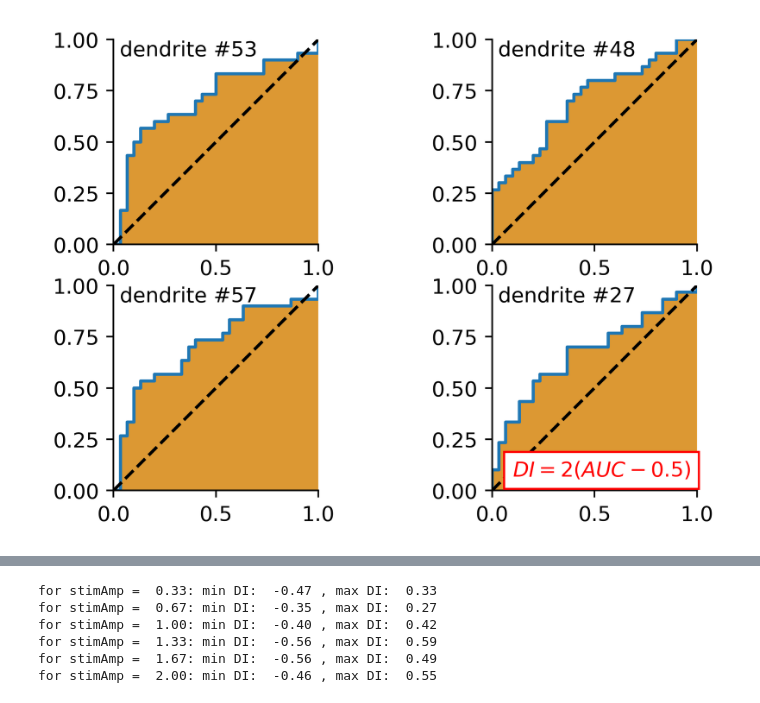
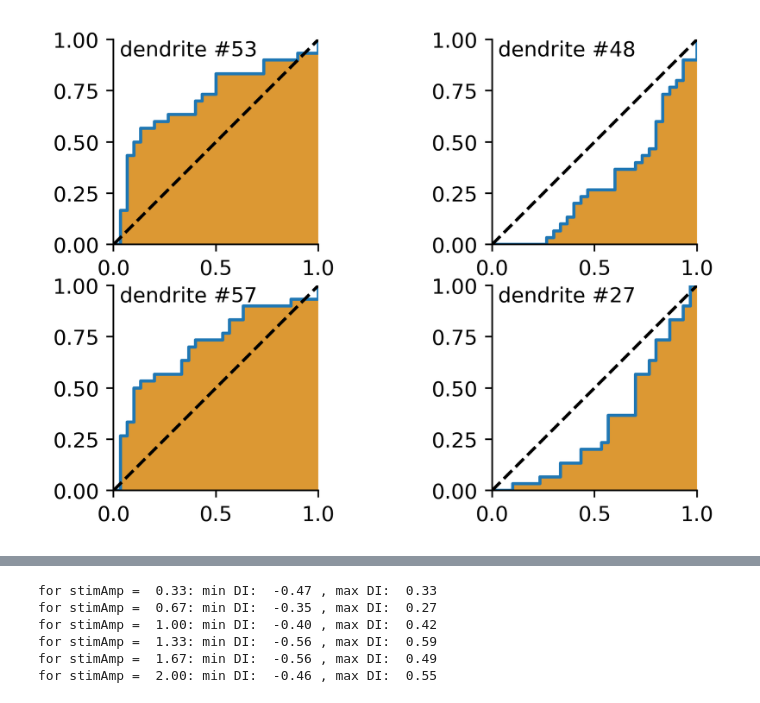
Before and after one commit to ge00rg/LabRotSprekeler, a Jupyter notebook: ROC.ipynb, the cells around one changed output, grey strips where cells are left out. Drawn from its saved outputs; the diff is of its cells as text; code cells hidden in the pictures.

```diff
--- a/ROC.ipynb
+++ b/ROC.ipynb
@@ -65,12 +65,15 @@ def ROC_sk(filename, amp, site, ax, n_steps=1000):
 
     n_steps = thresholds.shape[0]
 
-    if AUC > 0.5:
-        ax.plot(fpr, tpr)
-        ax.fill_between(fpr, np.zeros(n_steps), tpr, facecolor="#D47F00", alpha=0.8)
-    else:
-        ax.plot(tpr, fpr)
-        ax.fill_between(tpr, np.zeros(n_steps), fpr, facecolor="#D47F00", alpha=0.8)
+    #if AUC > 0.5:
+    #    ax.plot(fpr, tpr)
+    #    ax.fill_between(fpr, np.zeros(n_steps), tpr, facecolor="#D47F00", alpha=0.8)
+    #else:
+    #    ax.plot(tpr, fpr)
+    #    ax.fill_between(tpr, np.zeros(n_steps), fpr, facecolor="#D47F00", alpha=0.8)
+
+    ax.plot(fpr, tpr)
+    ax.fill_between(fpr, np.zeros(n_steps), tpr, facecolor="#D47F00", alpha=0.8)
 
     ax.plot(np.linspace(0,1,n_steps), np.linspace(0,1,n_steps), color='k', linestyle='--')
     #ax.fill_between(fpr, np.zeros(n_steps), tpr, facecolor="#D47F00", alpha=0.8)
@@ -313,33 +316,33 @@ for l, k in enumerate([0,1,2,3]):
         axes[k].text(0.03, 0.92, s='dendrite #{}'.format(j))
         #axes[k].set_xlabel('AUC={0: .2f}, DI={1: .2f}'.format(AUC, (AUC-0.5)*2))
         axes[k].set_xlim(0,1)
     else:
         c=0
         for j in range(len(motion_mask)):
             if c == inds_min[l//2]:
                     break
             if motion_mask[j] == True:
                 c += 1
         AUC = ROC_sk(filename, stim_amp, j, axes[k])
         axes[k].text(0.03, 0.92, s='dendrite #{}'.format(j))
         #axes[k].set_xlabel('AUC={0: .2f}, DI={1: .2f}'.format(AUC, (AUC-0.5)*2))
         axes[k].set_xlim(0,1)
 
 
-axes[3].text(0.1, 0.07, '$DI = 2(AUC-0.5)$', color='red',
-            bbox=dict(facecolor='white', edgecolor='red'))
+#axes[3].text(0.1, 0.07, '$DI = 2(AUC-0.5)$', color='red',
+#            bbox=dict(facecolor='white', edgecolor='red'))
 
 #axes[4].text(0.5, 0.05, '$s = 1$', color='black',
 #        bbox=dict(facecolor='white', edgecolor='black'), fontsize=16)
 
 #if sort == 'max':
     #fig.text(0.5, 0.04, 'false positive rate', ha='center', fontsize=14)
     #fig.text(0.04, 0.5, 'true positive rate', va='center', rotation='vertical', fontsize=14)
 #if sort == 'min':
 #fig.text(0.5, 0.04, 'true positive rate', ha='center', fontsize=14)
 #fig.text(0.04, 0.5, 'false positive rate', va='center', rotation='vertical', fontsize=14)
 
 #plt.tight_layout()
 fig.savefig('roc_four.png')
 # %% [output]
-[figure, old version]
+[figure, new version]
```
Also changed, not shown: parts of 1 cell of this notebook, 29 other files.
